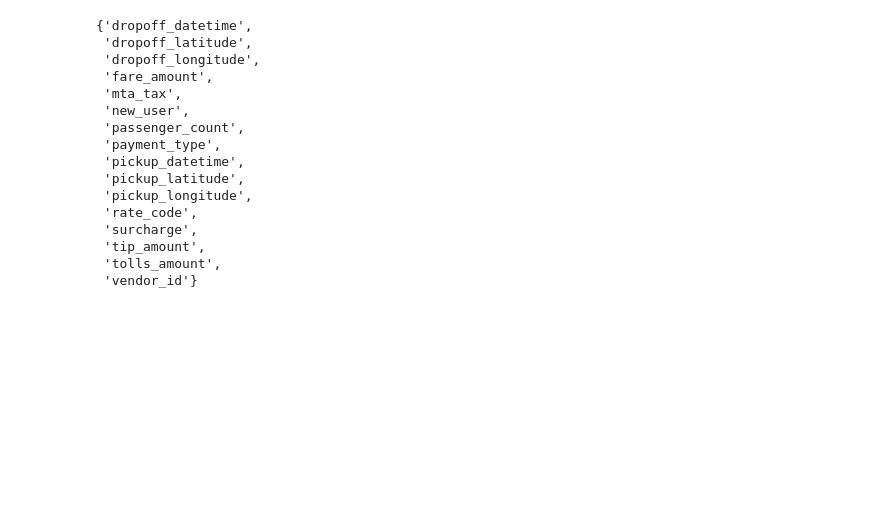
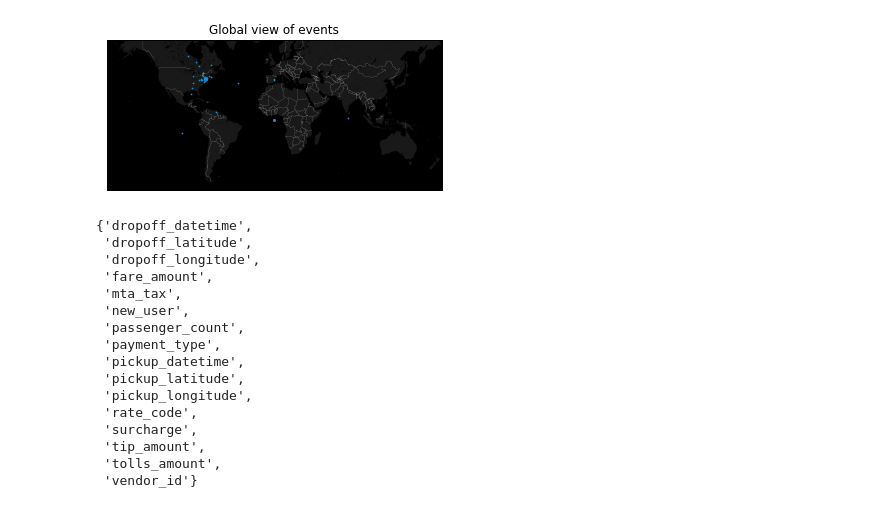
Before and after one commit to rishabhd123/Einsite-Data-Science-Hiring-Challenge, a Jupyter notebook: RandomForest.ipynb, the cells around one changed output. Saved outputs shown, nothing was run; the diff lists cells and outputs as text; code cells hidden in the pictures; blank space fills up the shorter version.

```diff
--- a/RandomForest.ipynb
+++ b/RandomForest.ipynb
@@ -12,6 +13,29 @@ train = pd.read_csv('train.csv')
 test = pd.read_csv('test.csv')
 TID=test['TID']
 pd.set_option('display.width', 150)
+# %%
+
+# Mercator of World
+m1 = Basemap(projection='merc',
+             llcrnrlat=-60,
+             urcrnrlat=65,
+             llcrnrlon=-180,
+             urcrnrlon=180,
+             lat_ts=0,
+             resolution='f')
+
+m1.fillcontinents(color='#191919',lake_color='#000000') # dark grey land, black lakes
+m1.drawmapboundary(fill_color='#000000')                # black background
+m1.drawcountries(linewidth=0.1, color="w")              # thin white line for country borders
+
+# Plot the data
+mxy = m1(train['pickup_longitude'].tolist(), train['pickup_latitude'].tolist())
+m1.scatter(mxy[0], mxy[1], s=3, c="#1292db", lw=0, alpha=1, zorder=5)
+
+plt.title("Global view of events")
+plt.show()
+# %% [output]
+[figure, added]
 # %%
 train['new_user'].fillna('NO', inplace=True)
 test['new_user'].fillna('NO', inplace=True)
```
Also changed, not shown: parts of 1 cell of this notebook, 1 other file.
